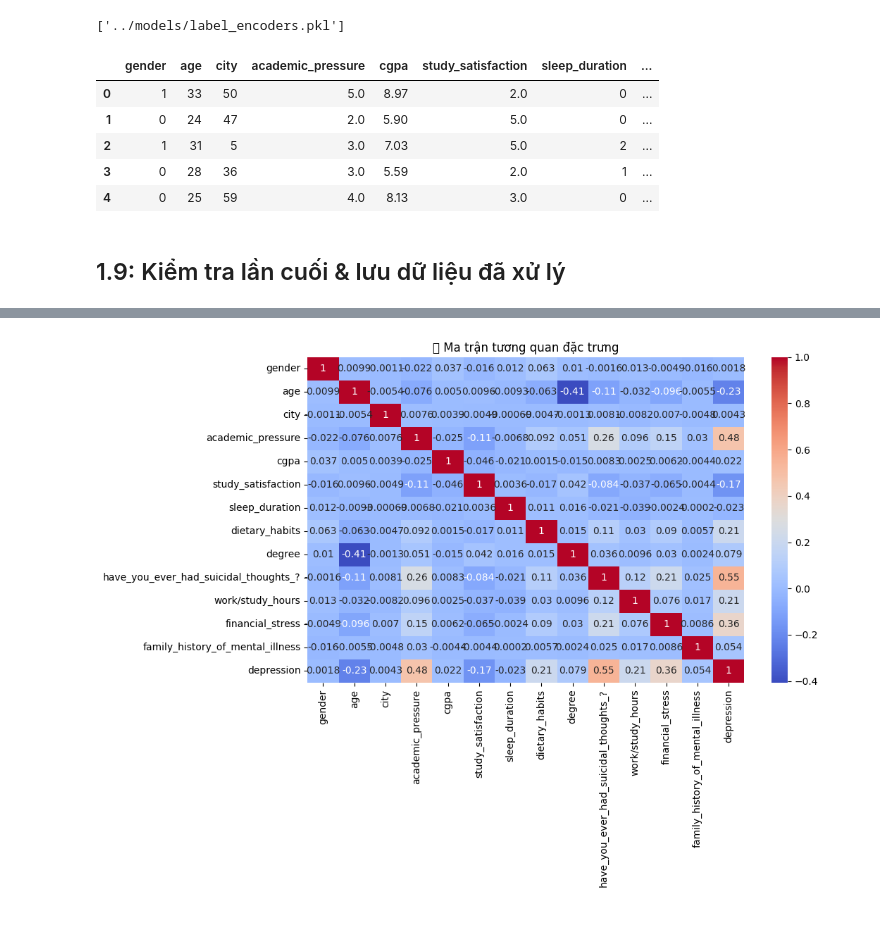
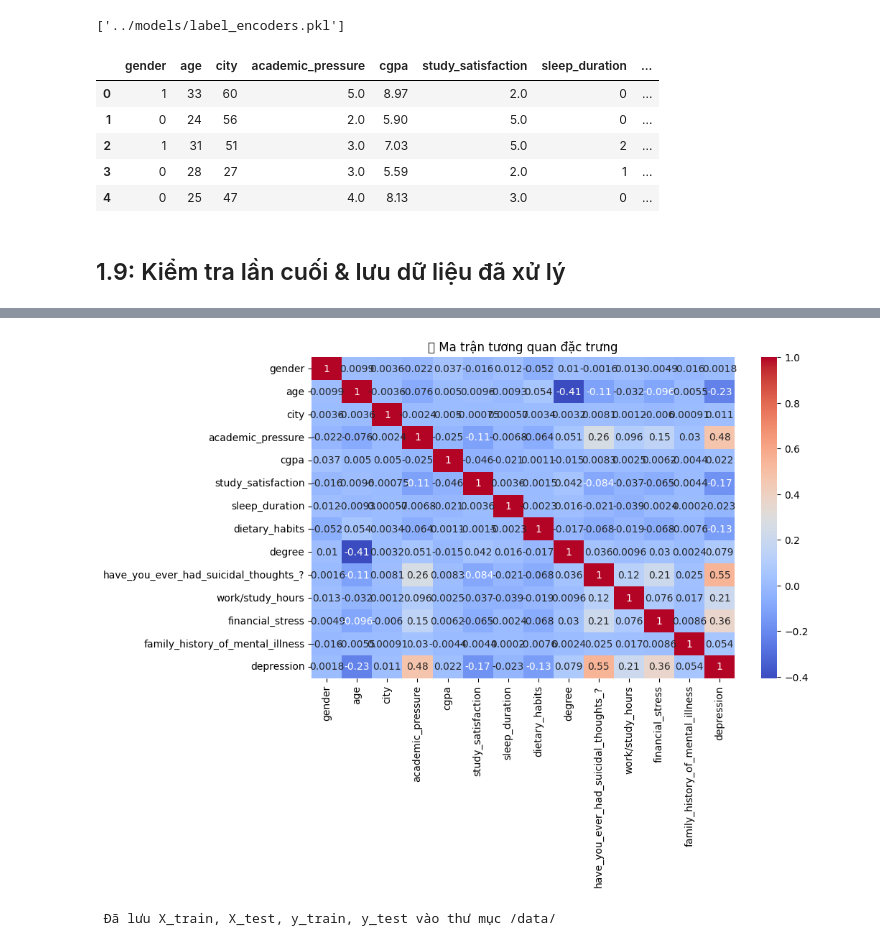
Before and after one commit to SharkUndead/web_depression, a Jupyter notebook: notebooks/01_data_cleaning.ipynb, the cells around one changed output, grey strips where cells are left out. Drawn from its saved outputs; the diff is of its cells as text; code cells hidden in the pictures.

```diff
--- a/notebooks/01_data_cleaning.ipynb
+++ b/notebooks/01_data_cleaning.ipynb
@@ -219,0 +220,8 @@ degree_mapping = {
+# %%
+sleep_duration_mapping = {
+    '5-6 hours': '5-6 tiếng',
+    'Less than 5 hours': 'Dưới 5 tiếng',
+    '7-8 hours': '7-8 tiếng',
+    'More than 8 hours': 'Hơn 8 tiếng',
+    'Others': 'Khác'
+}
@@ -220 +230,8 @@ degree_mapping = {
+# %%
+dietary_habits_mapping = {
+    'Healthy': 'Lành mạnh',
+    'Moderate': 'Trung bình',
+    'Unhealthy': 'Không lành mạnh',
+    'Others': 'Khác'
+}
 # %% [markdown]
@@ -222,10 +239,8 @@ degree_mapping = {
 # %%
-df['City_Viet'] = df['city'].apply(map_indian_city_to_vietnamese)
-df['city'] = df['City_Viet']
-df.drop(columns=['City_Viet'], inplace=True)
-df['Degree_Viet'] = df['degree'].map(degree_mapping)
-df['degree'] = df['Degree_Viet']
-df.drop(columns=['Degree_Viet'], inplace=True)
+df['city'] = df['city'].apply(map_indian_city_to_vietnamese)
+df['degree'] = df['degree'].map(degree_mapping)
+df['sleep_duration'] = df['sleep_duration'].map(sleep_duration_mapping)
+df['dietary_habits'] = df['dietary_habits'].map(dietary_habits_mapping)
 # %%
 df.head()
 # %% [output]
@@ -295,11 +310,11 @@ joblib.dump(label_encoders, '../models/label_encoders.pkl')
 df.head()
 # %% [output]
 |  | gender | age | city | academic_pressure | cgpa | study_satisfaction | sleep_duration | ... |
-| 0 | 1 | 33 | 50 | 5.0 | 8.97 | 2.0 | 0 | ... |
-| 1 | 0 | 24 | 47 | 2.0 | 5.90 | 5.0 | 0 | ... |
-| 2 | 1 | 31 | 5 | 3.0 | 7.03 | 5.0 | 2 | ... |
-| 3 | 0 | 28 | 36 | 3.0 | 5.59 | 2.0 | 1 | ... |
-| 4 | 0 | 25 | 59 | 4.0 | 8.13 | 3.0 | 0 | ... |
+| 0 | 1 | 33 | 60 | 5.0 | 8.97 | 2.0 | 0 | ... |
+| 1 | 0 | 24 | 56 | 2.0 | 5.90 | 5.0 | 0 | ... |
+| 2 | 1 | 31 | 51 | 3.0 | 7.03 | 5.0 | 2 | ... |
+| 3 | 0 | 28 | 27 | 3.0 | 5.59 | 2.0 | 1 | ... |
+| 4 | 0 | 25 | 47 | 4.0 | 8.13 | 3.0 | 0 | ... |
 # %% [markdown]
 ## 1.9: Kiểm tra lần cuối & lưu dữ liệu đã xử lý
 # %%
@@ -328,9 +343,27 @@ None
 Đã lưu file: data/processed/processed.csv
 # %%
 #Kiểm tra tương quan sơ bộ
-plt.figure(figsize=(10, 6))
+plt.figure(figsize=(9.5, 5.8))
 sns.heatmap(df.corr(), annot=True, cmap='coolwarm')
 plt.title("🔍 Ma trận tương quan đặc trưng")
 plt.show()
 # %% [output]
-[figure, old version]
+[figure, new version]
+# %%
+# Tách X và y
+from sklearn.model_selection import train_test_split
+X = df.drop('depression', axis=1)
+y = df['depression']
+
+# Tách 80% Train, 20% Test
+X_train, X_test, y_train, y_test = train_test_split(
+    X, y, test_size=0.2, random_state=42, stratify=y
+)
+X_train.to_csv("../data/processed/X_train_mod.csv", index=False)
+X_test.to_csv("../data/processed/X_test_mod.csv", index=False)
+y_train.to_csv("../data/processed/y_train_mod.csv", index=False)
+y_test.to_csv("../data/processed/y_test_mod.csv", index=False)
+
+print(" Đã lưu X_train, X_test, y_train, y_test vào thư mục /data/")
+# %% [output]
+ Đã lưu X_train, X_test, y_train, y_test vào thư mục /data/
```
Also changed, not shown: parts of 7 cells of this notebook, 17 other files.
